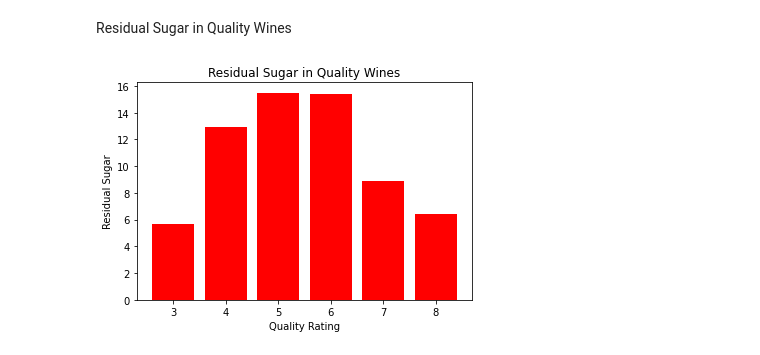
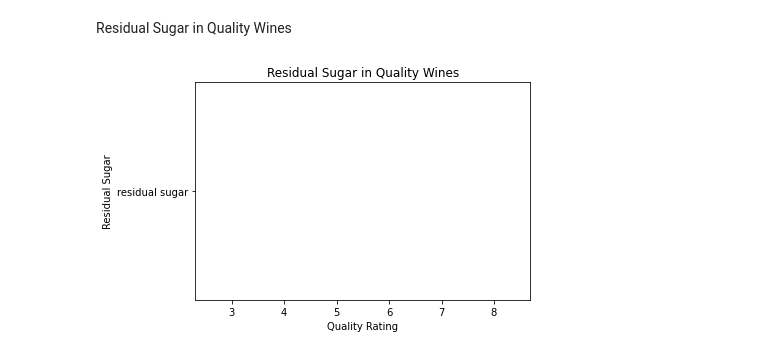
Before and after one commit to ktpatrick8/final-countdown, a Jupyter notebook: Red Wine Graphs .ipynb, the cells around one changed output. Saved outputs shown, nothing was run; the diff lists cells and outputs as text; code cells hidden in the pictures.

```diff
--- a/Red Wine Graphs .ipynb
+++ b/Red Wine Graphs .ipynb
@@ -3,4 +3,20 @@ import pandas as pd
 import numpy as np
 from matplotlib import pyplot as plt
 import seaborn as sns
+# %%
+from os import environ
+from sqlalchemy import create_engine
+
+db_connect = f"postgres://pyuepqwjtgkmfx:75425df2df071f0b81f4e7bca3ad4f7e5cbefb361b0c30331d30196e3b8ef83a@ec2-34-198-31-223.compute-1.amazonaws.com:5432/da75s215ag1n2i"
+engine = create_engine(f'postgres://pyuepqwjtgkmfx:75425df2df071f0b81f4e7bca3ad4f7e5cbefb361b0c30331d30196e3b8ef83a@ec2-34-198-31-223.compute-1.amazonaws.com:5432/da75s215ag1n2i')
+
+white_table_df= pd.read_sql_table(
+'whitewine',
+    con=engine
+)
+
+red_table_df= pd.read_sql_table(
+'redwine',
+    con=engine
+)
 # %%
@@ -94,10 +111,10 @@ plt.savefig('rw_sulphates.png')
 # %% [markdown]
 Residual Sugar in Quality Wines
 # %%
-plt.bar("quality", "residual sugar", data=df, color ='red')
+plt.bar("quality", "residual sugar", data=red_table_df, color ='red')
 plt.xlabel("Quality Rating")
 plt.ylabel("Residual Sugar")
 plt.title("Residual Sugar in Quality Wines")
 plt.show()
 # %% [output]
-[figure, old version]
+[figure, new version]
```
Also changed, not shown: parts of 9 cells of this notebook, 2 other files.
